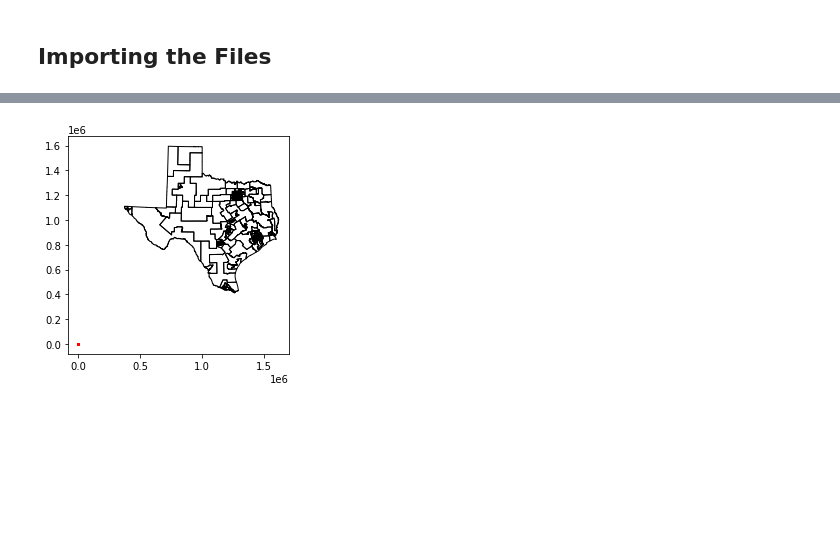
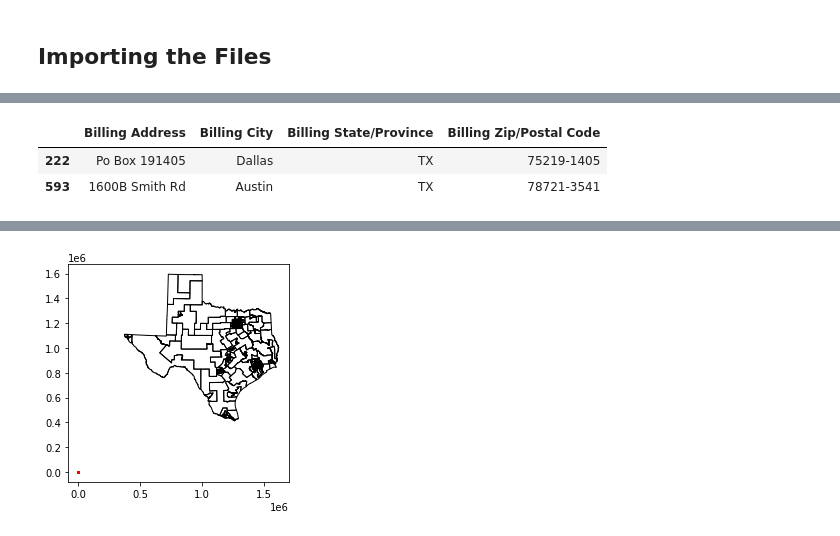
Before and after one commit to aoot/Texas-District-Mapping, a Jupyter notebook: Cleaning Address and Mapping.ipynb, the cells around one changed output, grey strips where cells are left out. Drawn from its saved outputs; the diff is of its cells as text; code cells hidden in the pictures; blank space fills up the shorter version.

```diff
--- a/Cleaning Address and Mapping.ipynb
+++ b/Cleaning Address and Mapping.ipynb
@@ -4,0 +80,16 @@
+# %%
+## Checking addresses
+## NOTES:
+## - Troulbing address are PO box
+## - 1600B is a valid address, there is not a space between door number and `B`
+
+df["full_address"].str.match(r"^(\d+ \w+)").value_counts()  # There are 4 bad address
+
+mask_good_address = df["full_address"].str.match(r"^(\d+ \w+)").astype(bool)
+
+temp = df.loc[~mask_good_address, mask_address_cols]
+display(temp)
+# %% [output]
+|  | Billing Address | Billing City | Billing State/Province | Billing Zip/Postal Code |
+| 222 | Po Box 191405 | Dallas | TX | 75219-1405 |
+| 593 | 1600B Smith Rd | Austin | TX | 78721-3541 |
```
Also changed, not shown: parts of 17 cells of this notebook.
